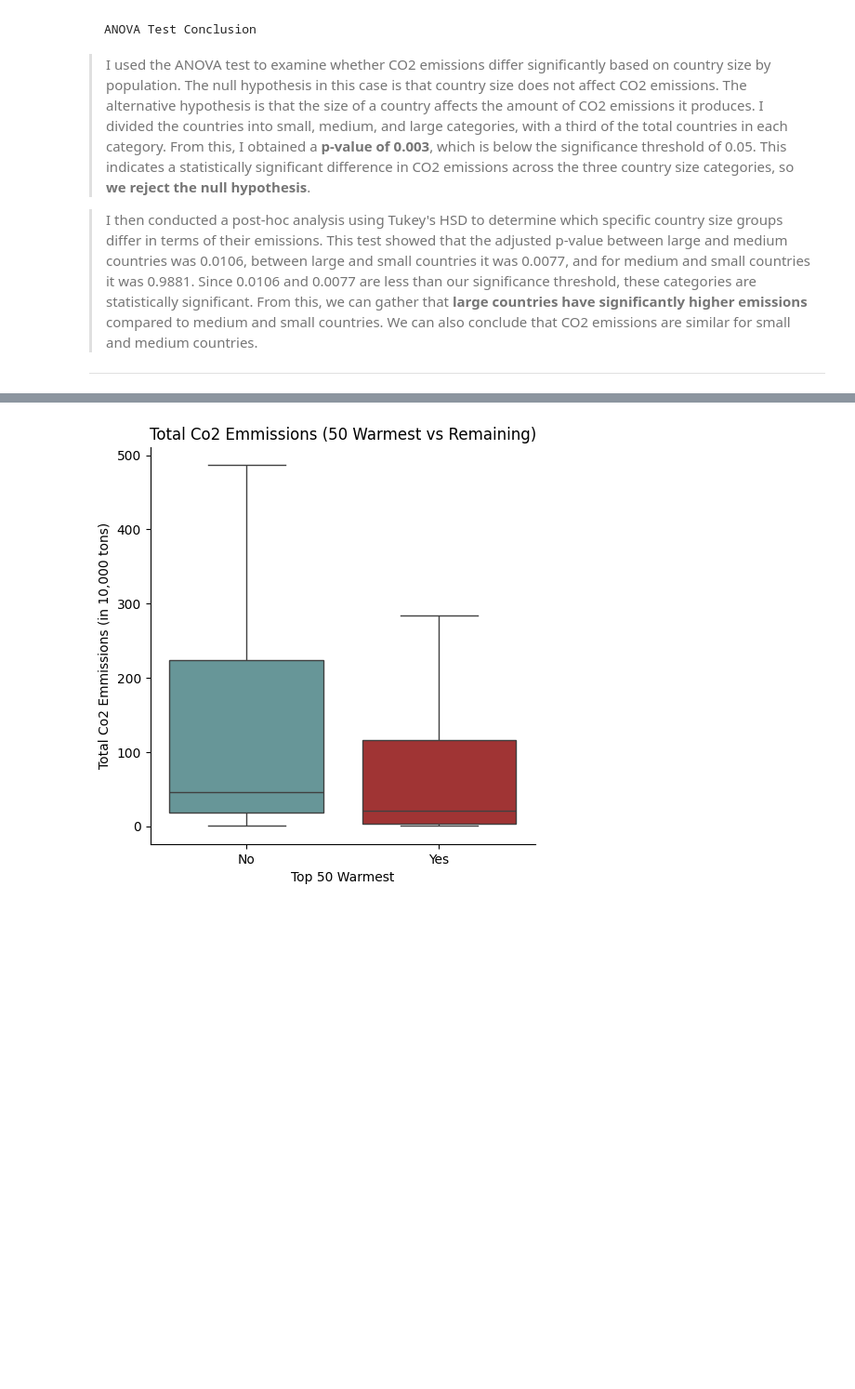
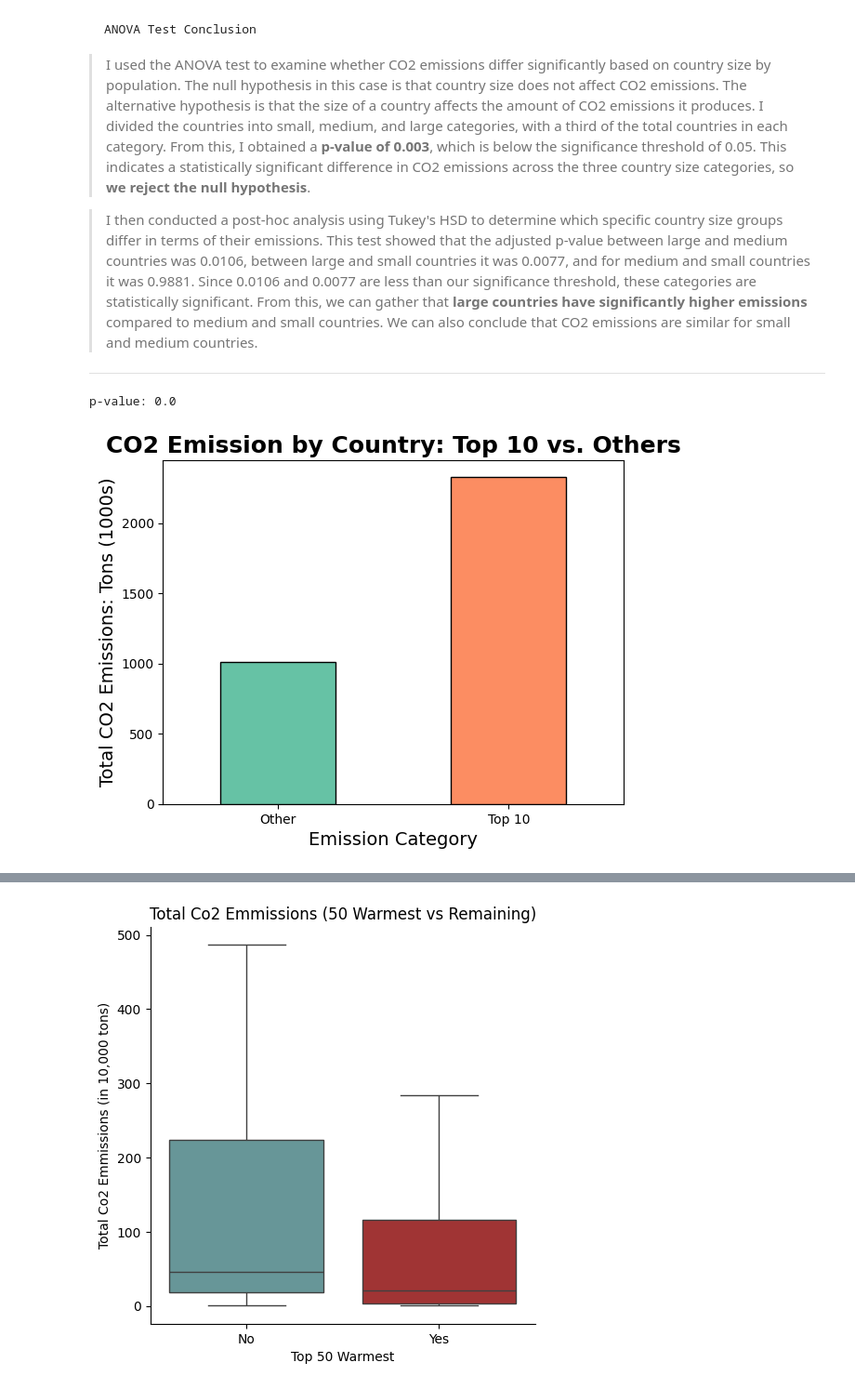
Before and after one commit to evannt/MotherNature, a Jupyter notebook: mother_nature.ipynb, the cells around one changed output, grey strips where cells are left out. Shown at 93% size. Drawn from its saved outputs; the diff is of its cells as text; code cells hidden in the pictures; blank space fills up the shorter version.

Commit message:
add chi-square test and conclusion

```diff
--- a/mother_nature.ipynb
+++ b/mother_nature.ipynb
@@ -277,0 +276,27 @@ medium  small  -3.4404 0.9881  -58.8356  51.9547  False
+# %%
+# Chi-Square: Top 10 countries by emission countries compare vs remaining countries
+top_10 = global_country_info_df.sort_values(by='Co2-Emissions', ascending=False).head(10)
+top_10_list = top_10['Country'].tolist()
+global_country_info_df['EmissionCategory'] = global_country_info_df['Country'].apply(lambda x: 'Top 10' if x in top_10_list else 'Other')
+merged_df = city_daily_temperature_df.merge(global_country_info_df[['Country', 'EmissionCategory']], on='Country', how='left')
+
+merged_df['TempCategory'] = pd.cut(merged_df['AvgTemperature'], bins=[-np.inf, 10, 25, np.inf], labels=['Low', 'Medium', 'High'])
+contingency_table = pd.crosstab(merged_df['TempCategory'], merged_df['EmissionCategory'])
+
+# Chi Square Test Result Statistic
+from scipy.stats import chi2_contingency
+chi2, p, dof,expected = chi2_contingency(contingency_table)
+print(f'p-value: {p}')
+
+# Bar Plot comparing CO2 Emissions
+emissions_sums = global_country_info_df.groupby('EmissionCategory')['Co2-Emissions'].sum()/10000
+emissions_sums.plot(kind='bar', color=['#66c2a5', '#fc8d62'], edgecolor='black')
+
+plt.title('CO2 Emission by Country: Top 10 vs. Others', fontsize=18, weight='bold')
+plt.xlabel('Emission Category', fontsize=14)
+plt.ylabel('Total CO2 Emissions: Tons (1000s)', fontsize=14)
+plt.xticks(rotation=0)
+plt.show()
+# %% [output]
+p-value: 0.0
+[figure, added]
```
Also changed, not shown: parts of 3 cells of this notebook.
